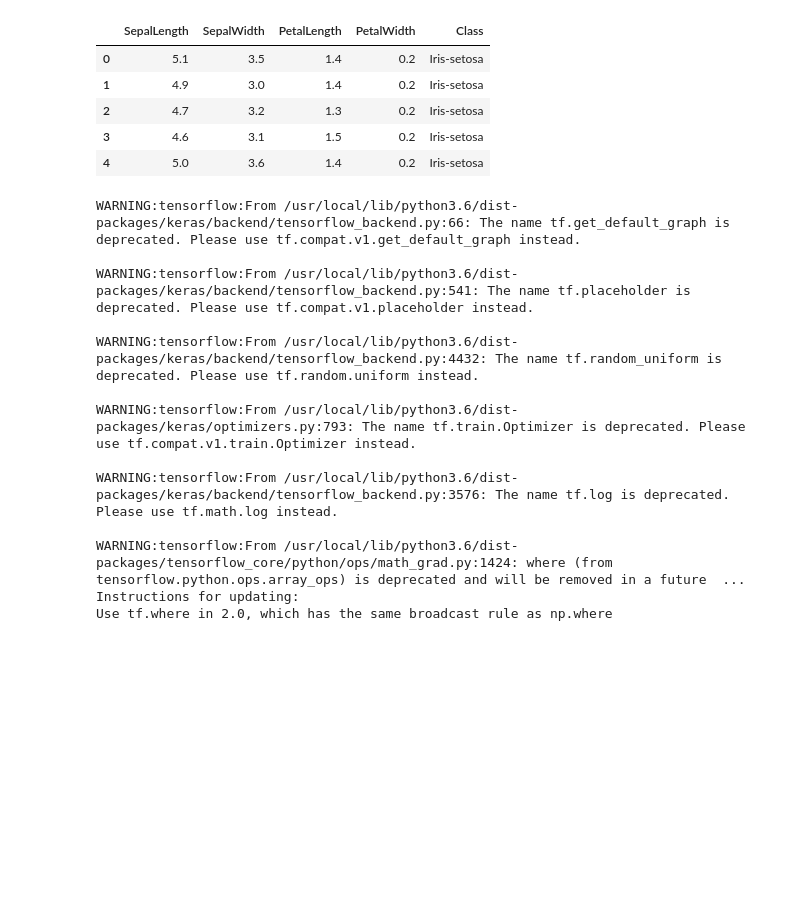
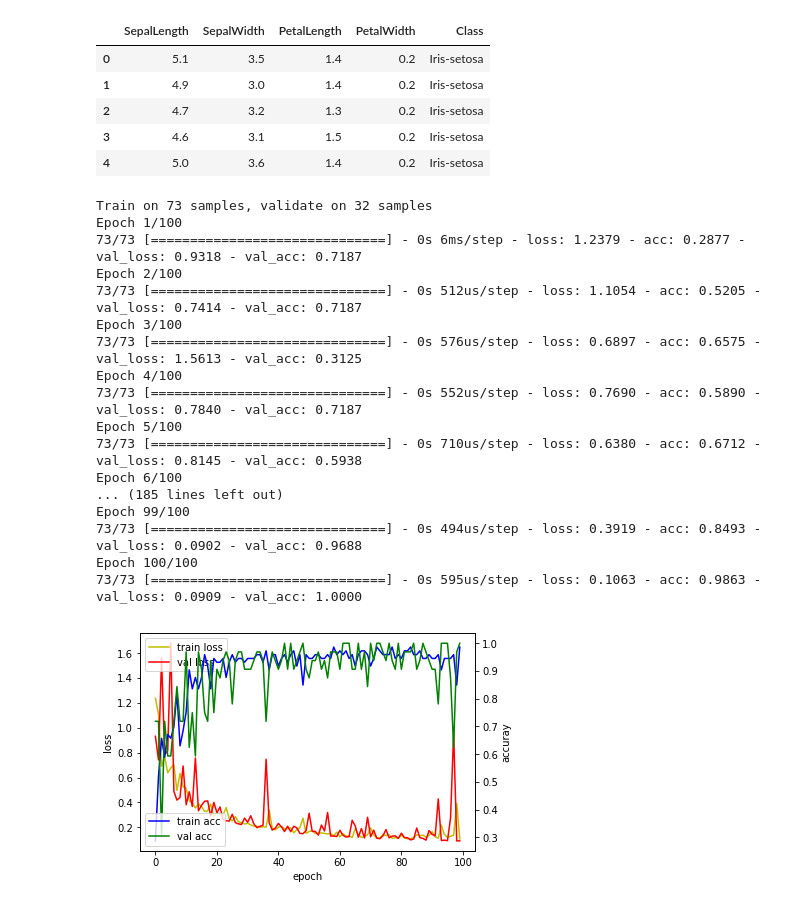
Before and after one commit to shin-hyunsoo/python, a Jupyter notebook: dss_dp_hw1_r0.ipynb, the cells around one changed output. Saved outputs shown, nothing was run; the diff lists cells and outputs as text; code cells hidden in the pictures; blank space fills up the shorter version.

```diff
--- a/dss_dp_hw1_r0.ipynb
+++ b/dss_dp_hw1_r0.ipynb
@@ -129,49 +129,75 @@ count__output = test__y.shape[1]
 
 if count__output == 2 :
     last_activation = "sigmoid"
     v_loss = "binary_crossentropy"
 elif count__output == 1 :
     last_activation = -1
     v_loss = -1
     print("Please Check Y_class, You have to convert sparse categorical~!")
 else:
     last_activation = "softmax"
     v_loss = "categorical_crossentropy"
 
 model = models.Sequential()
 
 for loop_idx in range(loop_cnt):
     if loop_idx==0: model.add( layers.Dense(set_Node[loop_idx], activation=a_func, input_shape=(count_feature,) ) )
     else:           model.add( layers.Dense(set_Node[loop_idx], activation=a_func ) )
 
 model.add( layers.Dense(count__output, activation=last_activation) )
 model.compile(optimizer = opti_func, loss = v_loss, metrics = ['accuracy'])
 
 # 3. Fitting ----------------------------------------------------------------------------------------
 #model.fit(train_x, train_y, epochs = 5, batch_size = 128)
 val_size = round( train_x.shape[0]*0.3 )
 x_val = train_x[:val_size]
 partial_x_train = train_x[val_size:]
 y_val = train_y[:val_size]
 partial_y_train = train_y[val_size:]
-model.fit(partial_x_train,
-          partial_y_train,
-          epochs=100,
-          batch_size=10,
-          validation_data=(x_val, y_val))
+hist = model.fit(partial_x_train,
+                 partial_y_train,
+                 epochs=100,
+                 batch_size=10,
+                 validation_data=(x_val, y_val))
+
+fig, loss_ax = plt.subplots()
+acc_ax = loss_ax.twinx()
+loss_ax.plot(hist.history['loss'], 'y', label='train loss')
+loss_ax.plot(hist.history['val_loss'], 'r', label='val loss')
+acc_ax.plot(hist.history['acc'], 'b', label='train acc')
+acc_ax.plot(hist.history['val_acc'], 'g', label='val acc')
+loss_ax.set_xlabel('epoch')
+loss_ax.set_ylabel('loss')
+acc_ax.set_ylabel('accuray')
+loss_ax.legend(loc='upper left')
+acc_ax.legend(loc='lower left')
+plt.show()
+
+for model_layer in model.layers:
+#    print(model_layer.name, type(model_layer), model_layer.output_shape, model_layer.activation.__name__, model_layer.count_params())
+    w1 = model_layer .get_weights()
+#    print(w1)
+    print( w1[0].shape, w1[1].shape )
+model.summary()
+
 results = model.evaluate(test__x, test__y)
-print(results)
+print("\n\n< TEST RESULT >\n", results)
 # %% [output]
-WARNING:tensorflow:From /usr/local/lib/python3.6/dist-packages/keras/backend/tensorflow_backend.py:66: The name tf.get_default_graph is deprecated. Please use tf.compat.v1.get_default_graph instead.
-
-WARNING:tensorflow:From /usr/local/lib/python3.6/dist-packages/keras/backend/tensorflow_backend.py:541: The name tf.placeholder is deprecated. Please use tf.compat.v1.placeholder instead.
-
-WARNING:tensorflow:From /usr/local/lib/python3.6/dist-packages/keras/backend/tensorflow_backend.py:4432: The name tf.random_uniform is deprecated. Please use tf.random.uniform instead.
-
-WARNING:tensorflow:From /usr/local/lib/python3.6/dist-packages/keras/optimizers.py:793: The name tf.train.Optimizer is deprecated. Please use tf.compat.v1.train.Optimizer instead.
-
-WARNING:tensorflow:From /usr/local/lib/python3.6/dist-packages/keras/backend/tensorflow_backend.py:3576: The name tf.log is deprecated. Please use tf.math.log instead.
-
-WARNING:tensorflow:From /usr/local/lib/python3.6/dist-packages/tensorflow_core/python/ops/math_grad.py:1424: where (from tensorflow.python.ops.array_ops) is deprecated and will be removed in a future  ...
-Instructions for updating:
-Use tf.where in 2.0, which has the same broadcast rule as np.where
+Train on 73 samples, validate on 32 samples
+Epoch 1/100
+73/73 [==============================] - 0s 6ms/step - loss: 1.2379 - acc: 0.2877 - val_loss: 0.9318 - val_acc: 0.7187
+Epoch 2/100
+73/73 [==============================] - 0s 512us/step - loss: 1.1054 - acc: 0.5205 - val_loss: 0.7414 - val_acc: 0.7187
+Epoch 3/100
+73/73 [==============================] - 0s 576us/step - loss: 0.6897 - acc: 0.6575 - val_loss: 1.5613 - val_acc: 0.3125
+Epoch 4/100
+73/73 [==============================] - 0s 552us/step - loss: 0.7690 - acc: 0.5890 - val_loss: 0.7840 - val_acc: 0.7187
+Epoch 5/100
+73/73 [==============================] - 0s 710us/step - loss: 0.6380 - acc: 0.6712 - val_loss: 0.8145 - val_acc: 0.5938
+Epoch 6/100
+... (185 lines left out)
+Epoch 99/100
+73/73 [==============================] - 0s 494us/step - loss: 0.3919 - acc: 0.8493 - val_loss: 0.0902 - val_acc: 0.9688
+Epoch 100/100
+73/73 [==============================] - 0s 595us/step - loss: 0.1063 - acc: 0.9863 - val_loss: 0.0909 - val_acc: 1.0000
+[figure, added]
```
Also changed, not shown: parts of 5 cells of this notebook.
